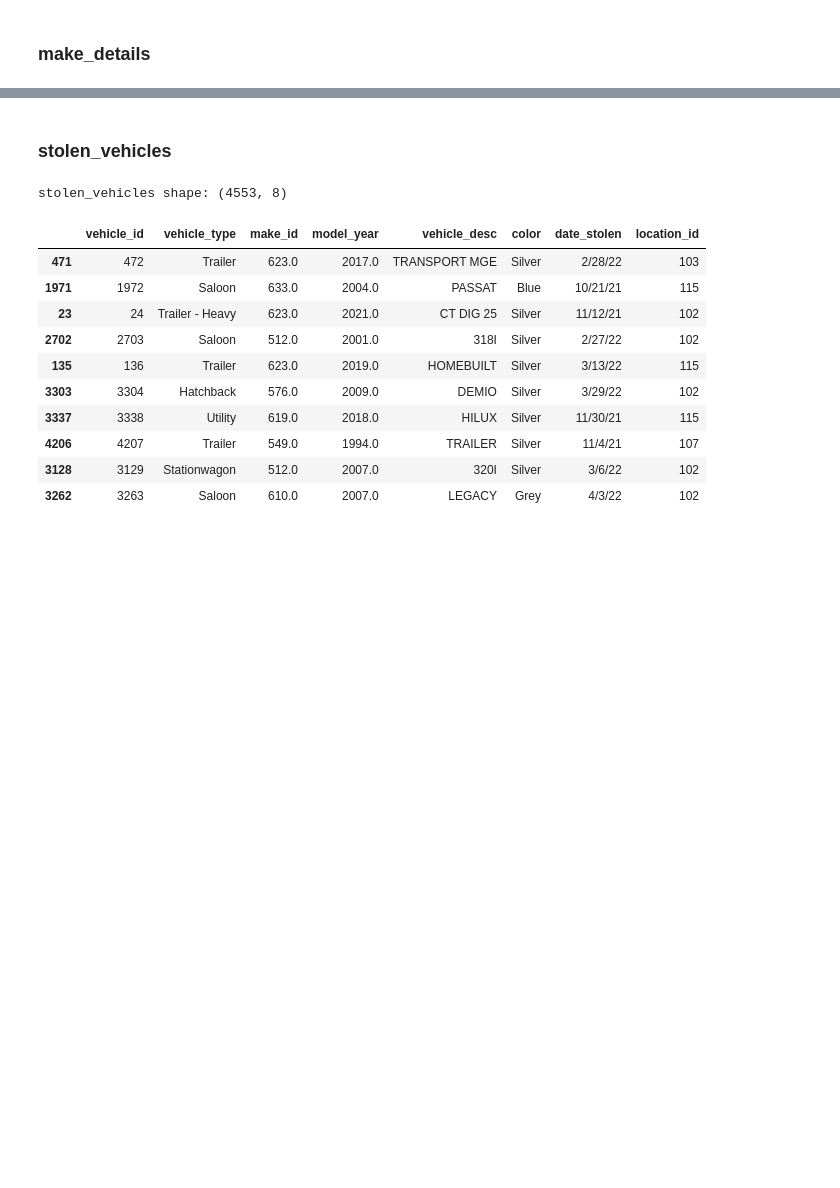
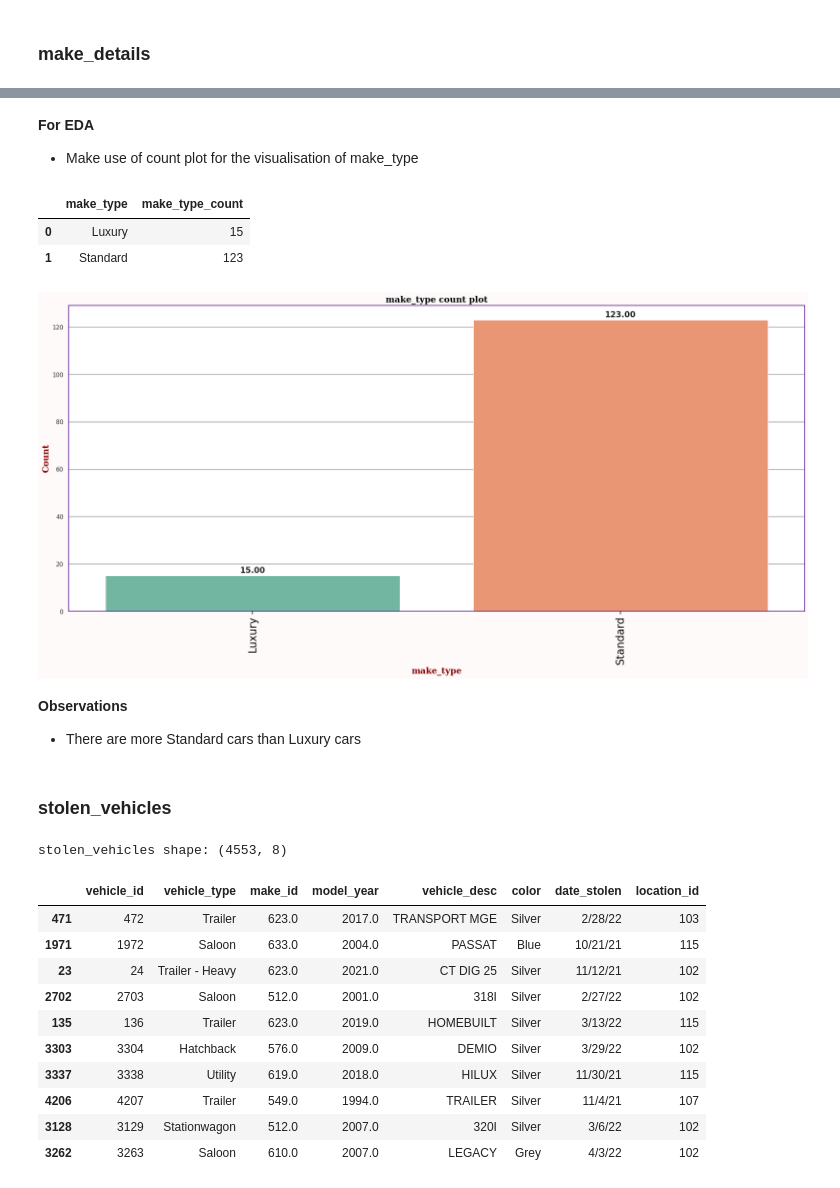
Before and after one commit to daniau23/motor_vehicle_thefts_analysis, a Jupyter notebook: eda/eda.ipynb, the cells around one changed output, grey strips where cells are left out. Drawn from its saved outputs; the diff is of its cells as text; code cells hidden in the pictures; blank space fills up the shorter version.

```diff
--- a/eda/eda.ipynb
+++ b/eda/eda.ipynb
@@ -438,0 +413,2 @@ make_details shape: (138, 3)
+# %%
+make_details_cleaning = make_details.copy()
@@ -438,0 +489,3 @@ make_details shape: (138, 3)
+# %%
+make_details_memory = make_details_cleaning.copy()
+make_details_memory = memory_magment(make_details_memory)
@@ -438,0 +517,2 @@ make_details shape: (138, 3)
+# %%
+make_details_featured = make_details_memory.copy()
@@ -438,0 +537,3 @@ make_details shape: (138, 3)
+# %% [markdown]
+**For EDA**
+- Make use of count plot for the visualisation of make_type
@@ -439,3 +546,39 @@ make_details shape: (138, 3)
+# %%
+make_type_count
+# %% [output]
+|  | make_type | make_type_count |
+| 0 | Luxury | 15 |
+| 1 | Standard | 123 |
+# %%
+def plotting_count(data:pd.DataFrame,x:str,hue:str=None):
+    try:
+        fig,ax = plt.subplots(1,figsize=(20,10),constrained_layout=True)
+        sns.set_theme(style='whitegrid',rc=rc,palette='Set2')
+        sns.countplot(data=data,x=x,hue=hue)
+
+        ax.set_title(f"{x} count plot",fontdict=font_title)
+        ax.set_xlabel(f"{x}",fontdict=font_label)
+        ax.set_ylabel(f"Count",fontdict=font_label)
+
+        standard = data[x].unique()[0]
+        luxury =  data[x].unique()[1]
+        labels = [luxury, standard]
+
+        ax.set_xticklabels(labels=labels,rotation=90, fontsize=20)
+                # Displaying values on top of bars for standard deviation
+        for p in ax.patches:
+            ax.annotate(f'{p.get_height():.2f}', (p.get_x() + p.get_width() / 2., p.get_height()),
+                           ha='center', va='center', xytext=(0, 10), textcoords='offset points',fontweight='bold',fontsize=15)
+    except KeyError:
+        print(f"The wrong Key was passed\nPlease look are the information below\n")
+        data.info(memory_usage='deep')
+# %%
+plotting_count(make_details_featured,'make_type')
+# %% [output]
+[figure, added]
+# %% [markdown]
+**Observations**
+- There are more Standard cars than Luxury cars
 # %% [markdown]
 ### **stolen_vehicles**
 # %%
```
Also changed, not shown: parts of 25 cells of this notebook.
